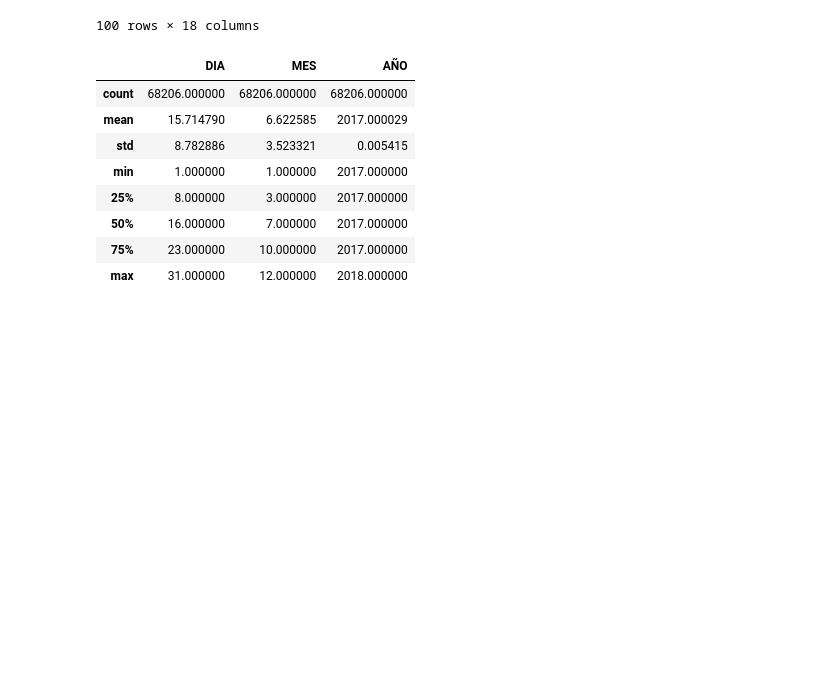
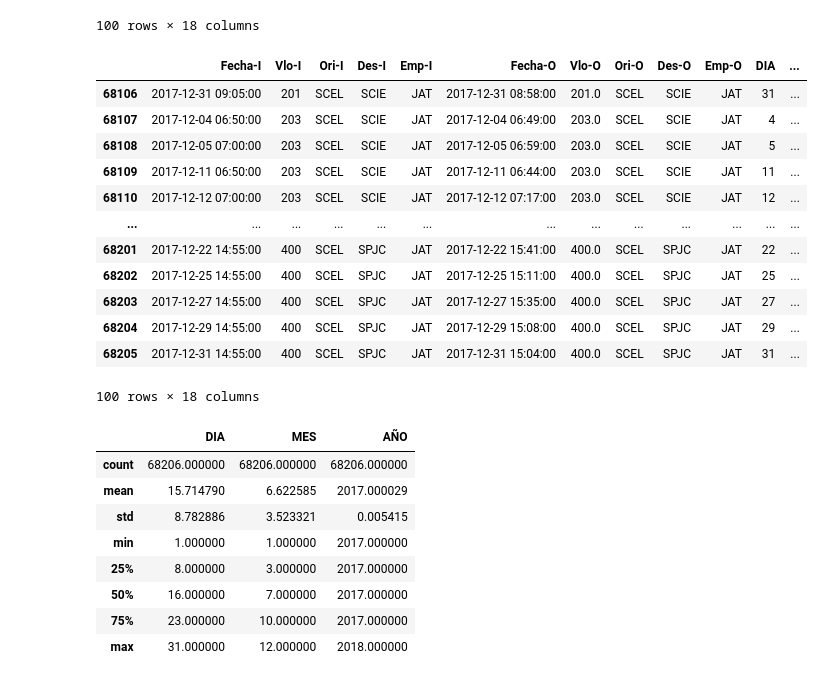
Before and after one commit to DarkHamlet/ChallDSLatam, a Jupyter notebook: solution.ipynb, the cells around one changed output. Drawn from its saved outputs; the diff is of its cells as text; code cells hidden in the pictures; blank space fills up the shorter version.

```diff
--- a/solution.ipynb
+++ b/solution.ipynb
@@ -131,6 +131,23 @@ df.head(n=100)
 | 98 | 2017-01-20 13:35:00 | 92 | SCEL | SAEZ | ACA | 2017-01-20 14:03:00 | 92 | SCEL | SAEZ | ACA | 20 | ... |
 | 99 | 2017-01-21 13:35:00 | 92 | SCEL | SAEZ | ACA | 2017-01-21 13:46:00 | 92 | SCEL | SAEZ | ACA | 21 | ... |
 100 rows × 18 columns
+# %%
+# vamos a mirar unos últimos valores del df
+df.tail(n=100)
+# %% [output]
+|  | Fecha-I | Vlo-I | Ori-I | Des-I | Emp-I | Fecha-O | Vlo-O | Ori-O | Des-O | Emp-O | DIA | ... |
+| 68106 | 2017-12-31 09:05:00 | 201 | SCEL | SCIE | JAT | 2017-12-31 08:58:00 | 201.0 | SCEL | SCIE | JAT | 31 | ... |
+| 68107 | 2017-12-04 06:50:00 | 203 | SCEL | SCIE | JAT | 2017-12-04 06:49:00 | 203.0 | SCEL | SCIE | JAT | 4 | ... |
+| 68108 | 2017-12-05 07:00:00 | 203 | SCEL | SCIE | JAT | 2017-12-05 06:59:00 | 203.0 | SCEL | SCIE | JAT | 5 | ... |
+| 68109 | 2017-12-11 06:50:00 | 203 | SCEL | SCIE | JAT | 2017-12-11 06:44:00 | 203.0 | SCEL | SCIE | JAT | 11 | ... |
+| 68110 | 2017-12-12 07:00:00 | 203 | SCEL | SCIE | JAT | 2017-12-12 07:17:00 | 203.0 | SCEL | SCIE | JAT | 12 | ... |
+| ... | ... | ... | ... | ... | ... | ... | ... | ... | ... | ... | ... | ... |
+| 68201 | 2017-12-22 14:55:00 | 400 | SCEL | SPJC | JAT | 2017-12-22 15:41:00 | 400.0 | SCEL | SPJC | JAT | 22 | ... |
+| 68202 | 2017-12-25 14:55:00 | 400 | SCEL | SPJC | JAT | 2017-12-25 15:11:00 | 400.0 | SCEL | SPJC | JAT | 25 | ... |
+| 68203 | 2017-12-27 14:55:00 | 400 | SCEL | SPJC | JAT | 2017-12-27 15:35:00 | 400.0 | SCEL | SPJC | JAT | 27 | ... |
+| 68204 | 2017-12-29 14:55:00 | 400 | SCEL | SPJC | JAT | 2017-12-29 15:08:00 | 400.0 | SCEL | SPJC | JAT | 29 | ... |
+| 68205 | 2017-12-31 14:55:00 | 400 | SCEL | SPJC | JAT | 2017-12-31 15:04:00 | 400.0 | SCEL | SPJC | JAT | 31 | ... |
+100 rows × 18 columns
 # %%
 # algunas estadísticas descriptivas
 df.describe()
```
Also changed, not shown: parts of 25 cells of this notebook.
